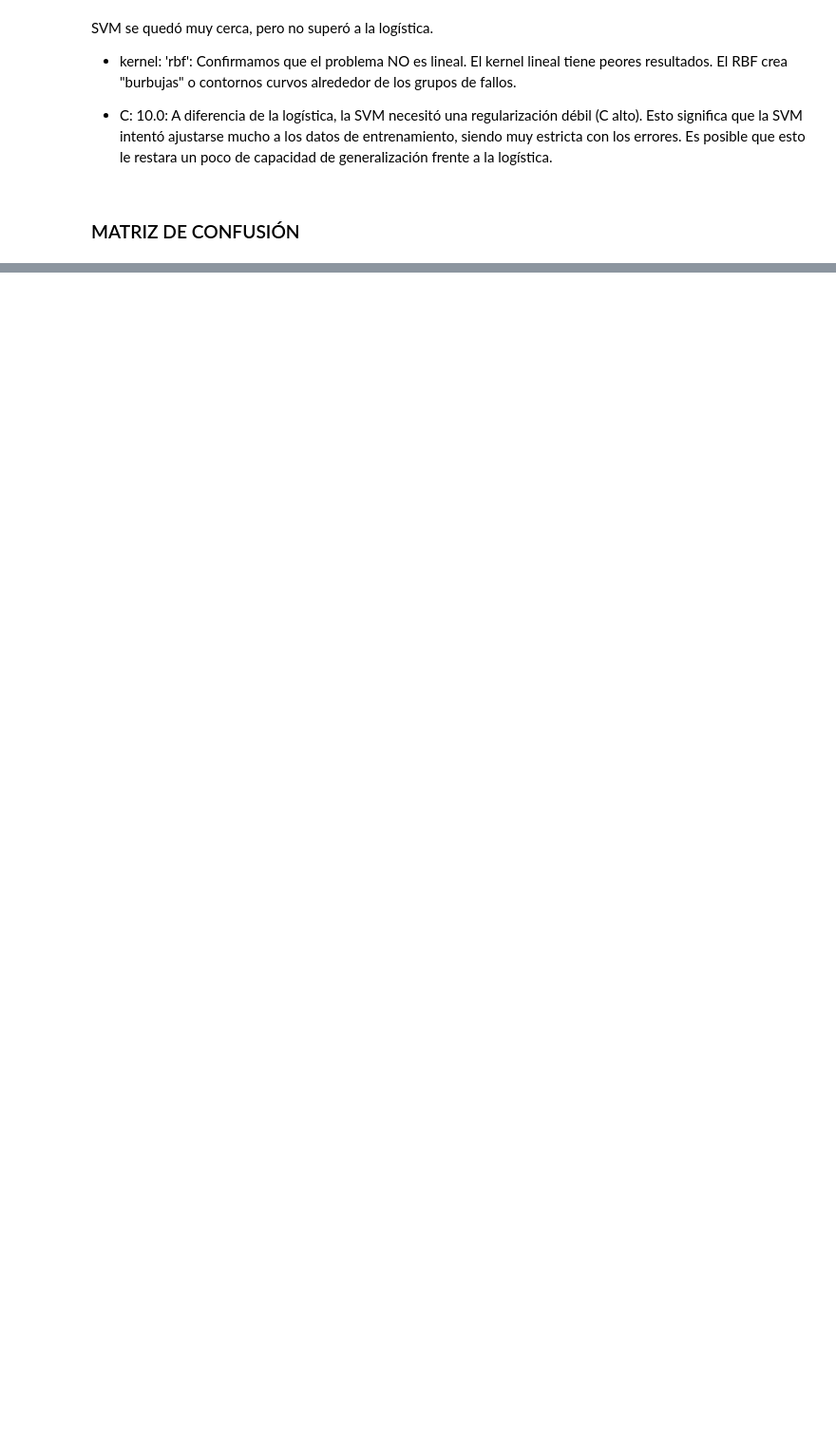
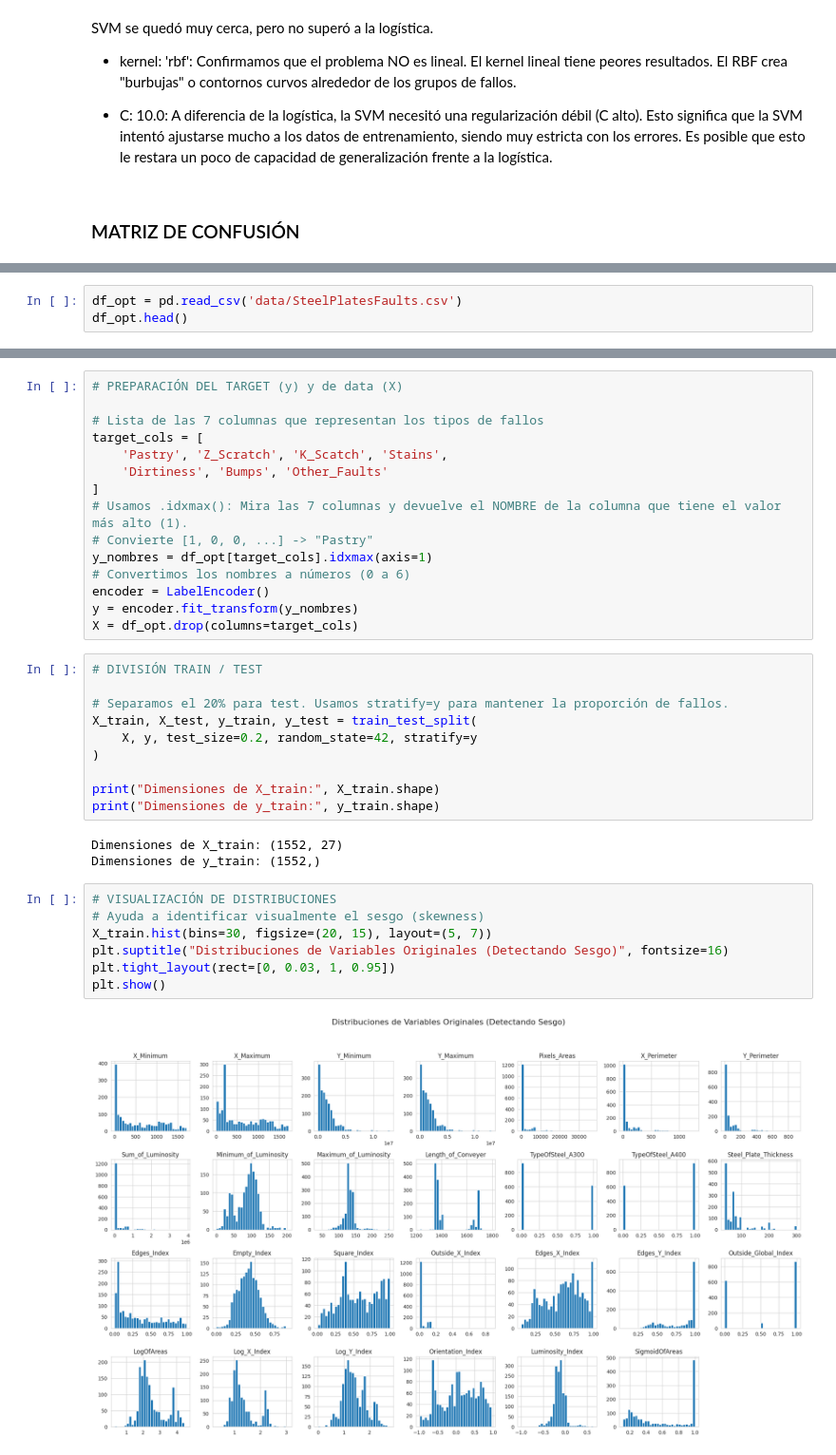
Before and after one commit to JavierRabal/CirceMachineLearning, a Jupyter notebook: Supervisado/S_ejercicio3_R.ipynb, the cells around one changed output, grey strips where cells are left out. Shown at 95% size. Drawn from its saved outputs; the diff is of its cells as text; blank space fills up the shorter version.

```diff
--- a/Supervisado/S_ejercicio3_R.ipynb
+++ b/Supervisado/S_ejercicio3_R.ipynb
@@ -406,0 +418,3 @@ plt.show()
+# %%
+df_opt = pd.read_csv('data/SteelPlatesFaults.csv')
+df_opt.head()
@@ -406,0 +429,37 @@ plt.show()
+# %%
+# PREPARACIÓN DEL TARGET (y) y de data (X)
+
+# Lista de las 7 columnas que representan los tipos de fallos
+target_cols = [
+    'Pastry', 'Z_Scratch', 'K_Scatch', 'Stains',
+    'Dirtiness', 'Bumps', 'Other_Faults'
+]
+# Usamos .idxmax(): Mira las 7 columnas y devuelve el NOMBRE de la columna que tiene el valor más alto (1).
+# Convierte [1, 0, 0, ...] -> "Pastry"
+y_nombres = df_opt[target_cols].idxmax(axis=1)
+# Convertimos los nombres a números (0 a 6)
+encoder = LabelEncoder()
+y = encoder.fit_transform(y_nombres)
+X = df_opt.drop(columns=target_cols)
+# %%
+# DIVISIÓN TRAIN / TEST
+
+# Separamos el 20% para test. Usamos stratify=y para mantener la proporción de fallos.
+X_train, X_test, y_train, y_test = train_test_split(
+    X, y, test_size=0.2, random_state=42, stratify=y
+)
+
+print("Dimensiones de X_train:", X_train.shape)
+print("Dimensiones de y_train:", y_train.shape)
+# %% [output]
+Dimensiones de X_train: (1552, 27)
+Dimensiones de y_train: (1552,)
+# %%
+# VISUALIZACIÓN DE DISTRIBUCIONES
+# Ayuda a identificar visualmente el sesgo (skewness)
+X_train.hist(bins=30, figsize=(20, 15), layout=(5, 7))
+plt.suptitle("Distribuciones de Variables Originales (Detectando Sesgo)", fontsize=16)
+plt.tight_layout(rect=[0, 0.03, 1, 0.95])
+plt.show()
+# %% [output]
+[figure, added]
```
Also changed, not shown: parts of 22 cells of this notebook, 2 other files.
